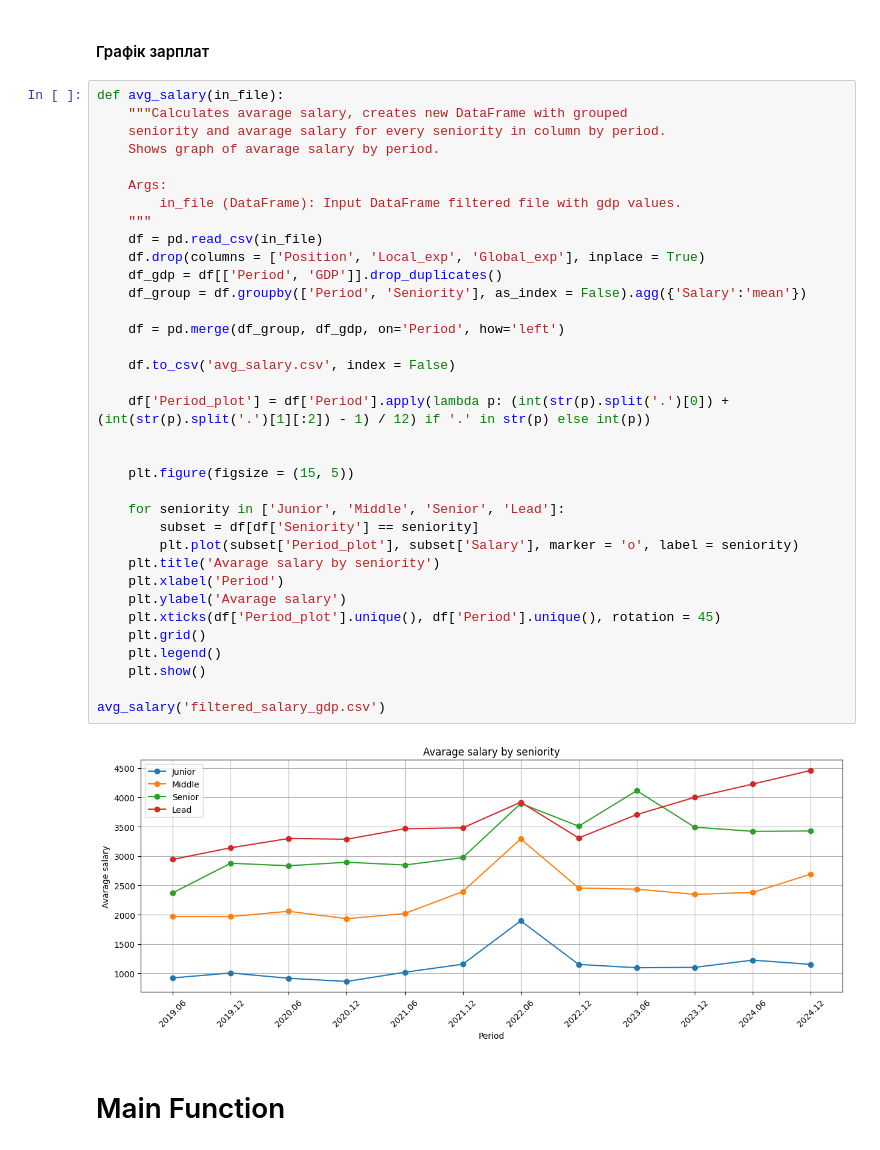
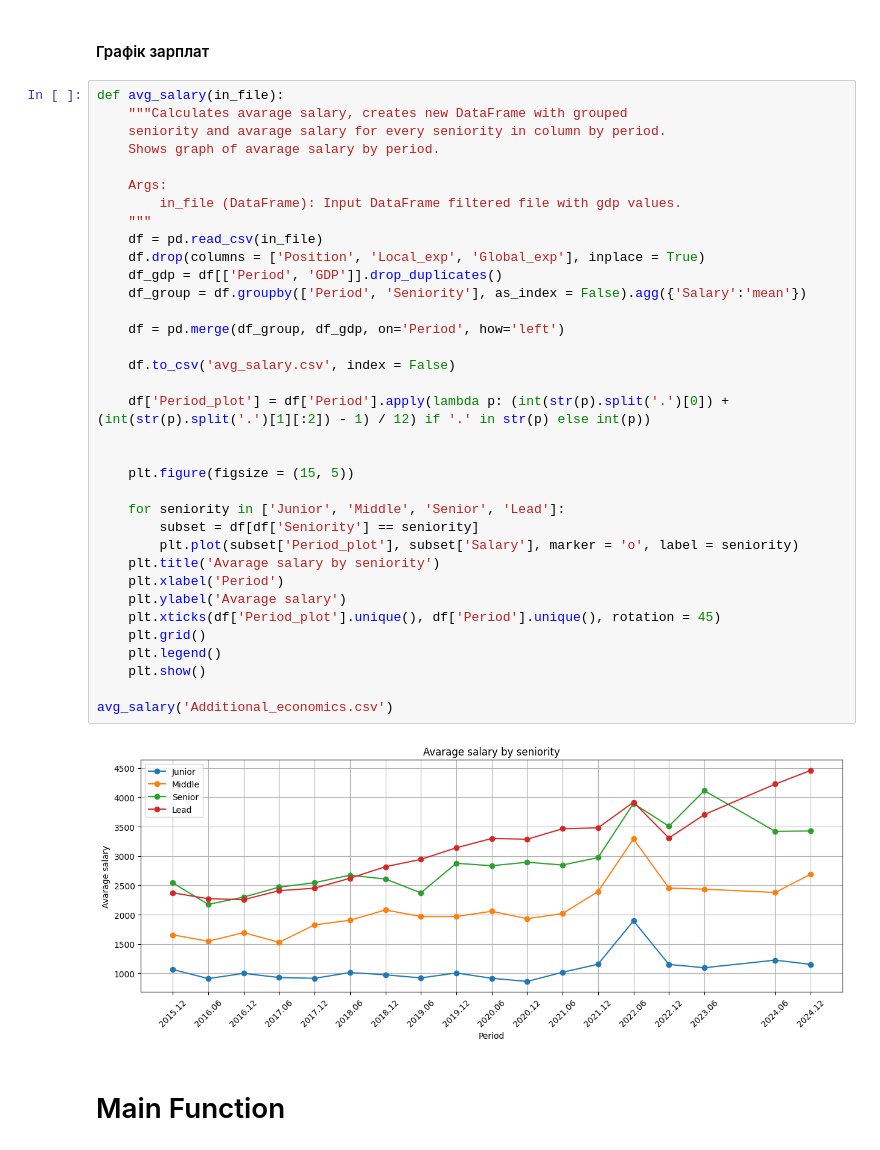
Before and after one commit to Lapraf/Salary-prediction, a Jupyter notebook: Term_paper/Preprocess.ipynb, the cells around one changed output. Drawn from its saved outputs; the diff is of its cells as text.

```diff
--- a/Term_paper/Preprocess.ipynb
+++ b/Term_paper/Preprocess.ipynb
@@ -267,35 +280,35 @@ def avg_salary(in_file):
 
     Args:
         in_file (DataFrame): Input DataFrame filtered file with gdp values.
     """
     df = pd.read_csv(in_file)
     df.drop(columns = ['Position', 'Local_exp', 'Global_exp'], inplace = True)
     df_gdp = df[['Period', 'GDP']].drop_duplicates()
     df_group = df.groupby(['Period', 'Seniority'], as_index = False).agg({'Salary':'mean'})
 
     df = pd.merge(df_group, df_gdp, on='Period', how='left')
 
     df.to_csv('avg_salary.csv', index = False)
 
     df['Period_plot'] = df['Period'].apply(lambda p: (int(str(p).split('.')[0]) + (int(str(p).split('.')[1][:2]) - 1) / 12) if '.' in str(p) else int(p))
 
 
     plt.figure(figsize = (15, 5))
 
     for seniority in ['Junior', 'Middle', 'Senior', 'Lead']:
         subset = df[df['Seniority'] == seniority]
         plt.plot(subset['Period_plot'], subset['Salary'], marker = 'o', label = seniority)
     plt.title('Avarage salary by seniority')
     plt.xlabel('Period')
     plt.ylabel('Avarage salary')
     plt.xticks(df['Period_plot'].unique(), df['Period'].unique(), rotation = 45)
     plt.grid()
     plt.legend()
     plt.show()
 
-avg_salary('filtered_salary_gdp.csv')
+avg_salary('Additional_economics.csv')
 # %% [output]
-[figure, old version]
+[figure, new version]
 # %% [markdown]
 # Main Function
 # %%
```
Also changed, not shown: parts of 3 cells of this notebook, 15 other files.
